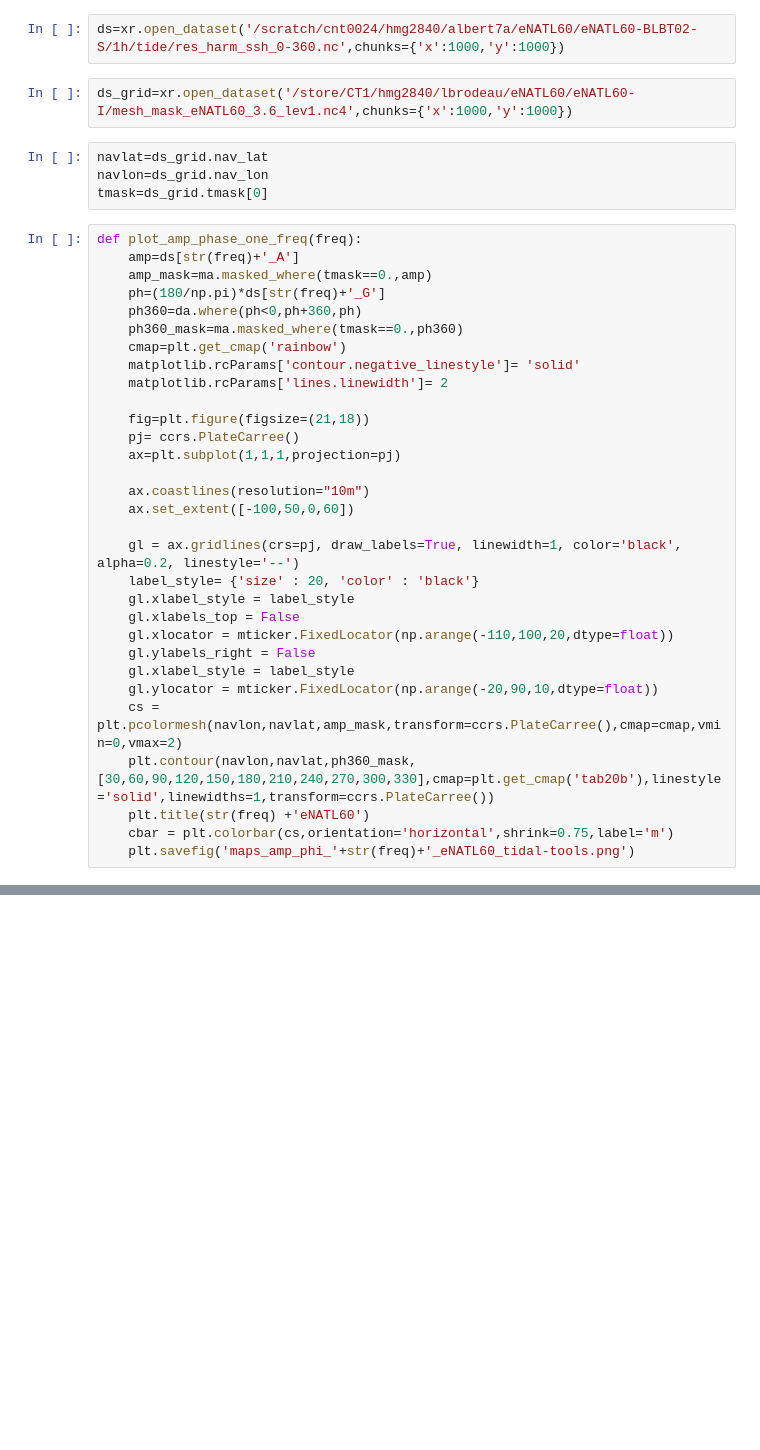
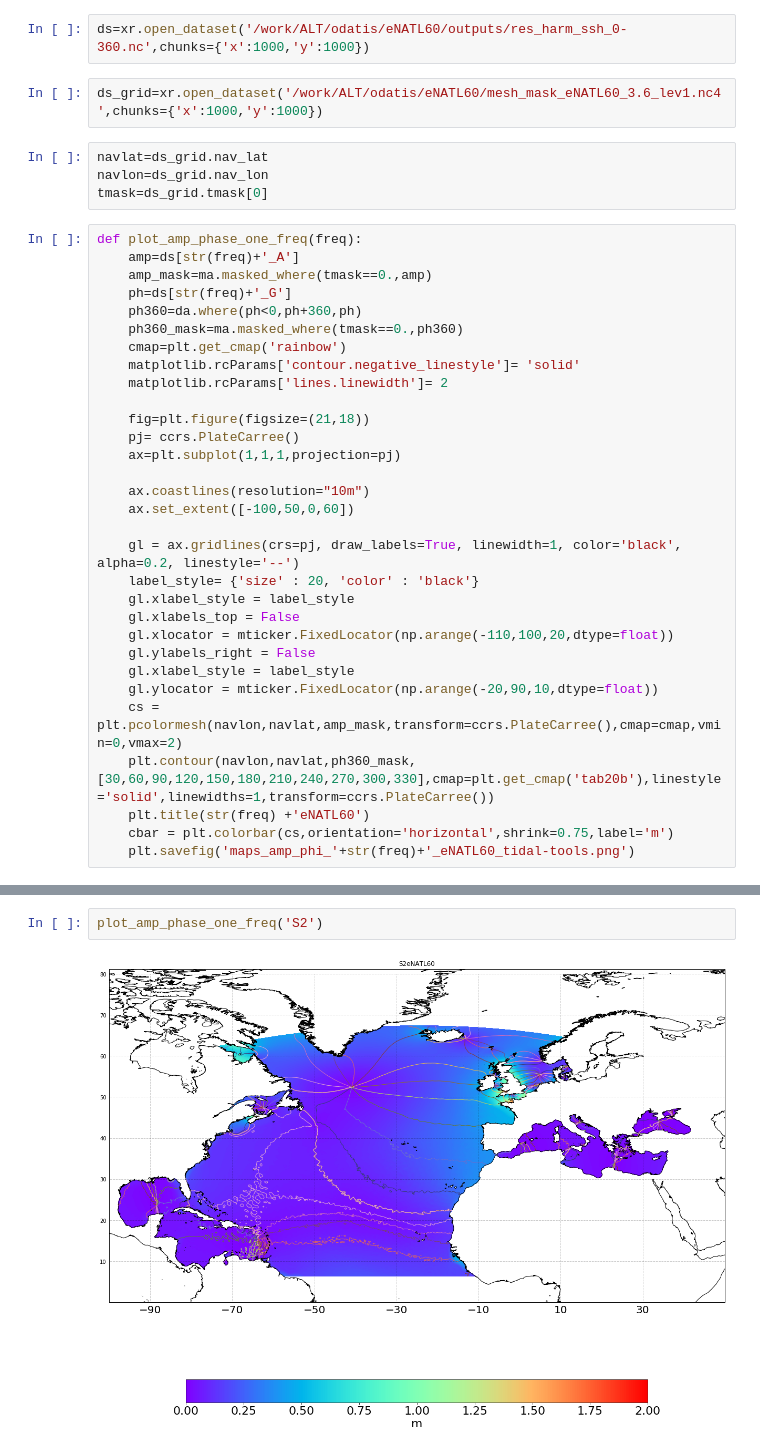
Before and after one commit to AurelieAlbert/eNATL60-plots-paper, a Jupyter notebook: amp-phase-tides-FES/2020-5-29-AA-maps-amp-phase-M2-eNATL60-like pytide.ipynb, the cells around one changed output, grey strips where cells are left out. Saved outputs shown, nothing was run; the diff lists cells and outputs as text; blank space fills up the shorter version.

```diff
--- a/amp-phase-tides-FES/2020-5-29-AA-maps-amp-phase-M2-eNATL60-like pytide.ipynb
+++ b/amp-phase-tides-FES/2020-5-29-AA-maps-amp-phase-M2-eNATL60-like pytide.ipynb
@@ -29,7 +64,7 @@ matplotlib.rcParams.update({'font.size': 22})
 # %%
-ds=xr.open_dataset('/scratch/cnt0024/hmg2840/albert7a/eNATL60/eNATL60-BLBT02-S/1h/tide/res_harm_ssh_0-360.nc',chunks={'x':1000,'y':1000})
+ds=xr.open_dataset('/work/ALT/odatis/eNATL60/outputs/res_harm_ssh_0-360.nc',chunks={'x':1000,'y':1000})
 # %%
-ds_grid=xr.open_dataset('/store/CT1/hmg2840/lbrodeau/eNATL60/eNATL60-I/mesh_mask_eNATL60_3.6_lev1.nc4',chunks={'x':1000,'y':1000})
+ds_grid=xr.open_dataset('/work/ALT/odatis/eNATL60/mesh_mask_eNATL60_3.6_lev1.nc4',chunks={'x':1000,'y':1000})
 # %%
 navlat=ds_grid.nav_lat
 navlon=ds_grid.nav_lon
@@ -38,7 +73,7 @@ tmask=ds_grid.tmask[0]
 def plot_amp_phase_one_freq(freq):
     amp=ds[str(freq)+'_A']
     amp_mask=ma.masked_where(tmask==0.,amp)
-    ph=(180/np.pi)*ds[str(freq)+'_G']
+    ph=ds[str(freq)+'_G']
     ph360=da.where(ph<0,ph+360,ph)
     ph360_mask=ma.masked_where(tmask==0.,ph360)
     cmap=plt.get_cmap('rainbow')
@@ -67,0 +105,4 @@ def plot_amp_phase_one_freq(freq):
+# %%
+plot_amp_phase_one_freq('S2')
+# %% [output]
+[figure, added]
```
Also changed, not shown: parts of 11 cells of this notebook, 6 other files.
